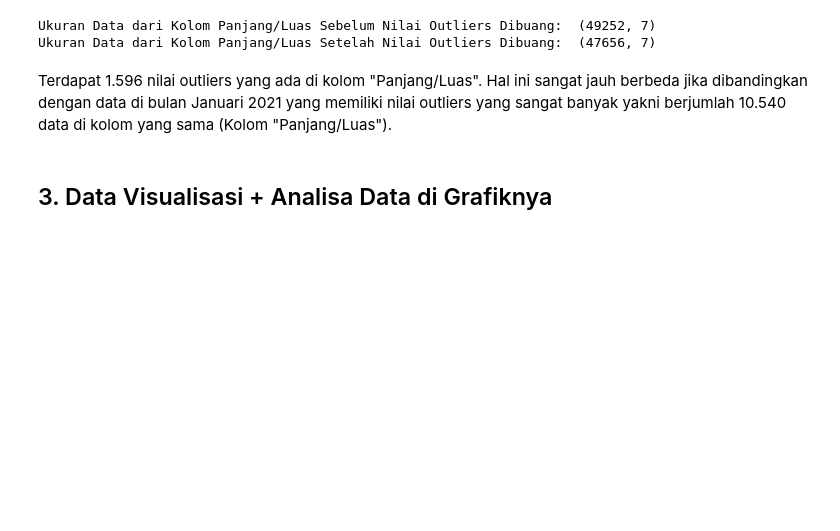
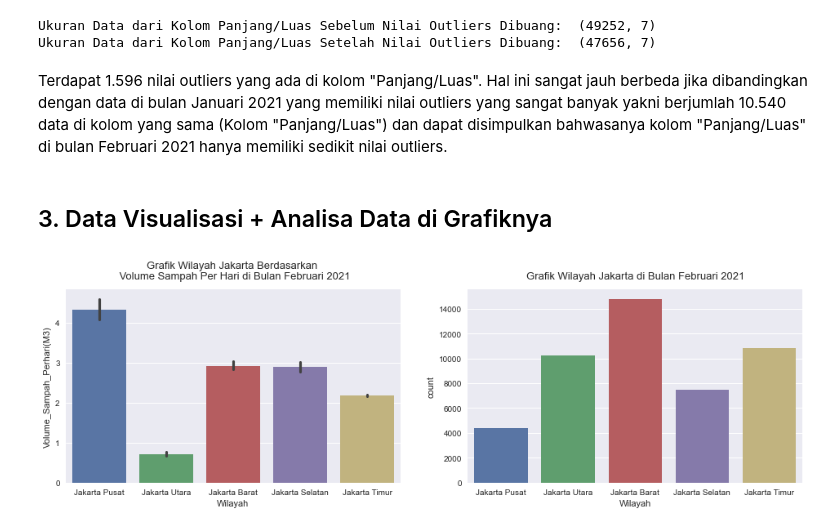
Before and after one commit to pramudianzaheka92/ProjectTugasAkhir, a Jupyter notebook: 2 - 2021/Prediksi Tingkat Pengangkutan Volume Sampah di Bulan Februari 2021.ipynb, the cells around one changed output. Saved outputs shown, nothing was run; the diff lists cells and outputs as text; code cells hidden in the pictures; blank space fills up the shorter version.

Commit message:
Membuat Data Visualisasi di Percobaan Bulan Februari 2021

```diff
--- a/2 - 2021/Prediksi Tingkat Pengangkutan Volume Sampah di Bulan Februari 2021.ipynb
+++ b/2 - 2021/Prediksi Tingkat Pengangkutan Volume Sampah di Bulan Februari 2021.ipynb
@@ -322,10 +322 @@ km       28
 Name: Satuan_Panjang/Luas, dtype: int64
-# %%
-# Mengubah tipe dan nilai data pada kolom "Satuan_Panjang/Luas" dari yang semula string menjadi integer
-from sklearn.preprocessing import LabelEncoder
-
-label_encoder = LabelEncoder()
-
-data_februari["Satuan_Panjang/Luas"] = label_encoder.fit_transform(data_februari["Satuan_Panjang/Luas"])
-
-data_februari.head()
@@ -416,6 +388,21 @@ print("Ukuran Data dari Kolom Panjang/Luas Setelah Nilai Outliers Dibuang: ", da
 Ukuran Data dari Kolom Panjang/Luas Sebelum Nilai Outliers Dibuang:  (49252, 7)
 Ukuran Data dari Kolom Panjang/Luas Setelah Nilai Outliers Dibuang:  (47656, 7)
 # %% [markdown]
-Terdapat 1.596 nilai outliers yang ada di kolom "Panjang/Luas". Hal ini sangat jauh berbeda jika dibandingkan dengan data di bulan Januari 2021 yang memiliki nilai outliers yang sangat banyak yakni berjumlah 10.540 data di kolom yang sama (Kolom "Panjang/Luas").
+Terdapat 1.596 nilai outliers yang ada di kolom "Panjang/Luas". Hal ini sangat jauh berbeda jika dibandingkan dengan data di bulan Januari 2021 yang memiliki nilai outliers yang sangat banyak yakni berjumlah 10.540 data di kolom yang sama (Kolom "Panjang/Luas") dan dapat disimpulkan bahwasanya kolom "Panjang/Luas" di bulan Februari 2021 hanya memiliki sedikit nilai outliers.
 # %% [markdown]
 ## 3. Data Visualisasi + Analisa Data di Grafiknya
+# %%
+# Melihat perbandingan antar wilayah di Provinsi DKI Jakarta (berdasarkan volume sampah per hari)
+plt.figure(figsize=(25, 20))
+
+plt.subplot(4, 3, 1)
+sns.barplot(x="Wilayah", y="Volume_Sampah_Perhari(M3)", data=data_februari)
+plt.title("Grafik Wilayah Jakarta Berdasarkan \n Volume Sampah Per Hari di Bulan Februari 2021",
+          fontsize=13, pad=13)
+
+plt.subplot(4, 3, 2)
+sns.countplot(x="Wilayah", data=data_februari)
+plt.title("Grafik Wilayah Jakarta di Bulan Februari 2021", fontsize=13, pad=13)
+plt.show()
+# %% [output]
+[figure, added]
```
Also changed, not shown: parts of 21 cells of this notebook.
